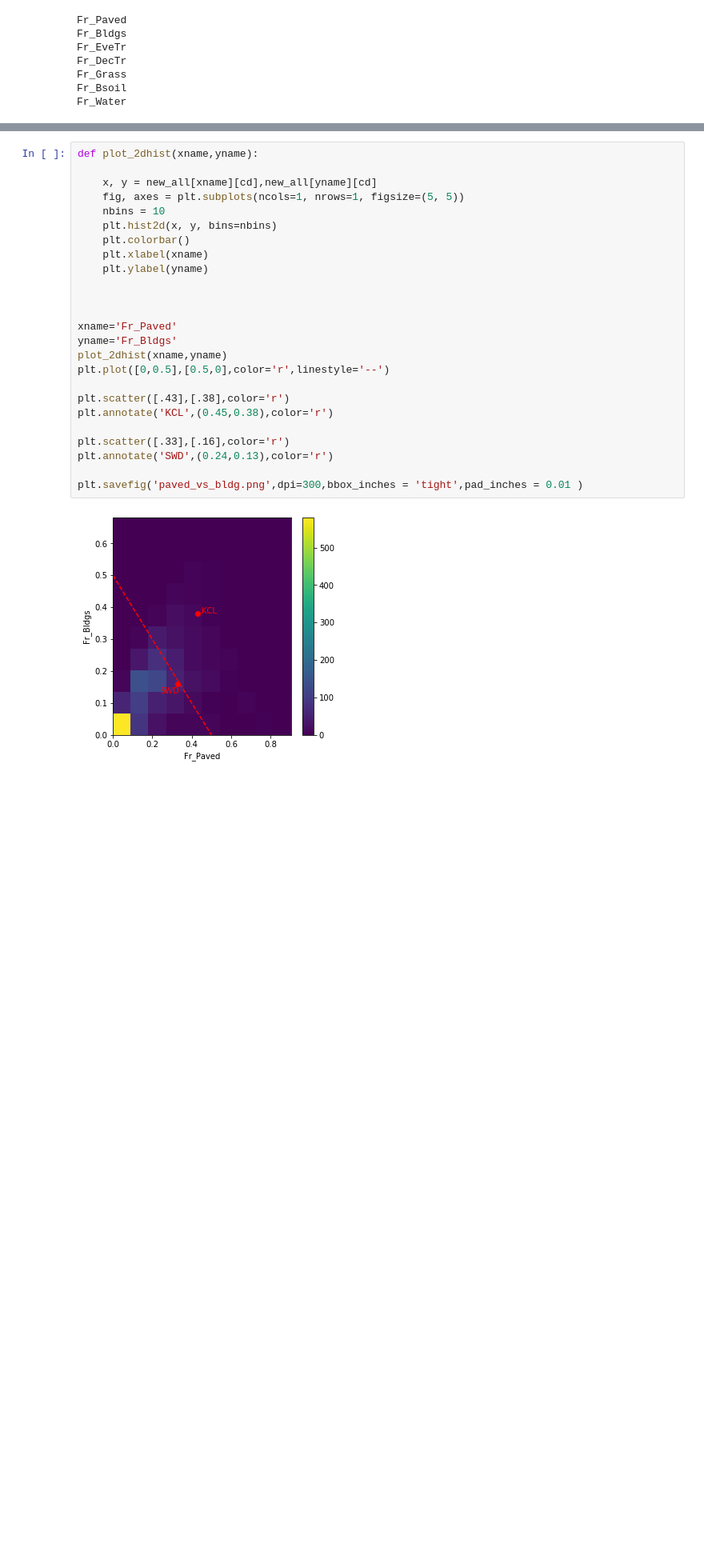
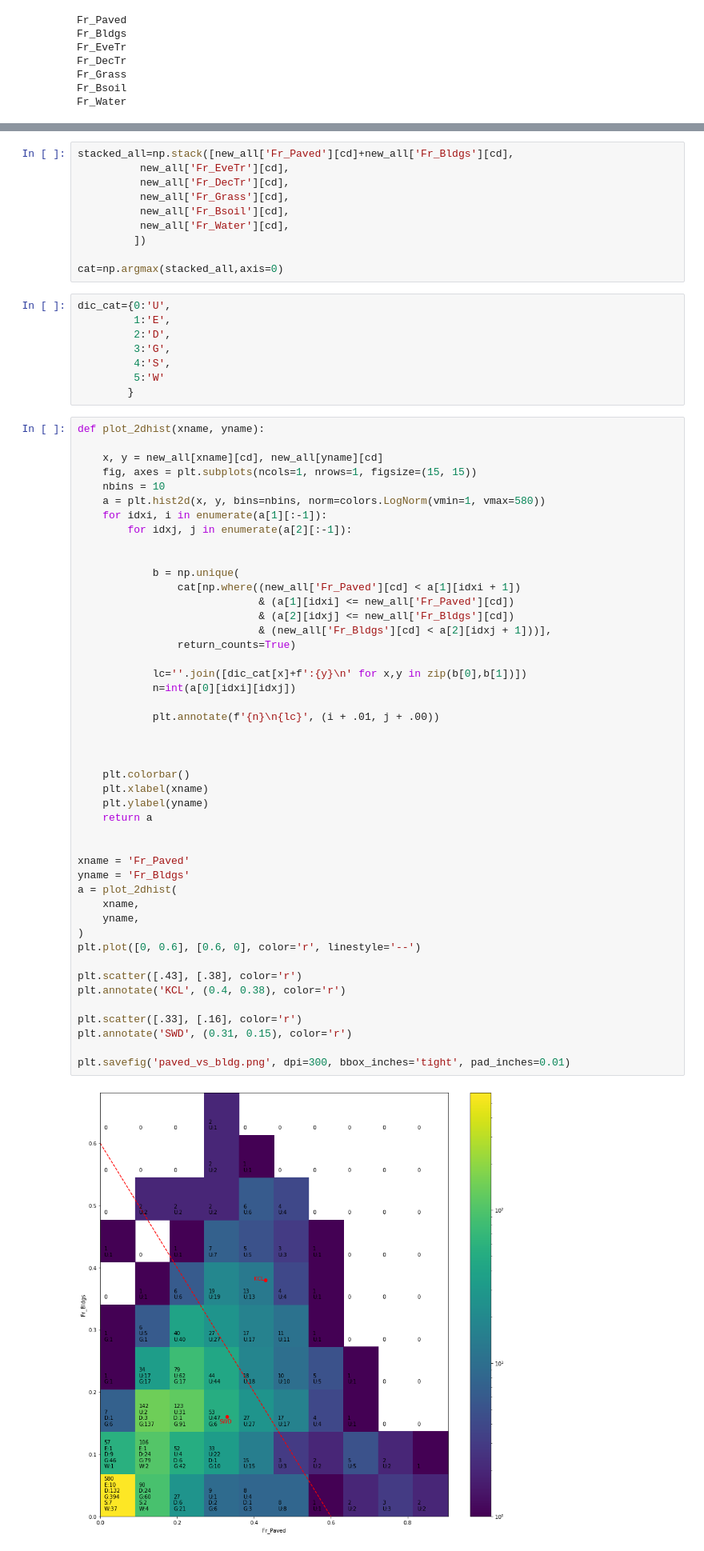
Before and after one commit to Urban-Meteorology-Reading/WRF-SUEWS, a Jupyter notebook: input-processor/pre-processor/Other_modifies/London/London-Land-Cover-Modify/read_convert.ipynb, the cells around one changed output, grey strips where cells are left out. Shown at 80% size. Drawn from its saved outputs; the diff is of its cells as text; blank space fills up the shorter version.

```diff
--- a/input-processor/pre-processor/Other_modifies/London/London-Land-Cover-Modify/read_convert.ipynb
+++ b/input-processor/pre-processor/Other_modifies/London/London-Land-Cover-Modify/read_convert.ipynb
@@ -158,33 +158,72 @@ ax.set_title('Paved')
 # %% [output]
 Text(0.5, 1.0, 'Paved')
 [figure]
+# %%
+stacked_all=np.stack([new_all['Fr_Paved'][cd]+new_all['Fr_Bldgs'][cd],
+          new_all['Fr_EveTr'][cd],
+          new_all['Fr_DecTr'][cd],
+          new_all['Fr_Grass'][cd],
+          new_all['Fr_Bsoil'][cd],
+          new_all['Fr_Water'][cd],
+         ])
+
+cat=np.argmax(stacked_all,axis=0)
+# %%
+dic_cat={0:'U',
+         1:'E',
+         2:'D',
+         3:'G',
+         4:'S',
+         5:'W'
+        }
 # %%
-def plot_2dhist(xname,yname):
+def plot_2dhist(xname, yname):
 
-    x, y = new_all[xname][cd],new_all[yname][cd]
-    fig, axes = plt.subplots(ncols=1, nrows=1, figsize=(5, 5))
+    x, y = new_all[xname][cd], new_all[yname][cd]
+    fig, axes = plt.subplots(ncols=1, nrows=1, figsize=(15, 15))
     nbins = 10
-    plt.hist2d(x, y, bins=nbins)
+    a = plt.hist2d(x, y, bins=nbins, norm=colors.LogNorm(vmin=1, vmax=580))
+    for idxi, i in enumerate(a[1][:-1]):
+        for idxj, j in enumerate(a[2][:-1]):
+
+
+            b = np.unique(
+                cat[np.where((new_all['Fr_Paved'][cd] < a[1][idxi + 1])
+                             & (a[1][idxi] <= new_all['Fr_Paved'][cd])
+                             & (a[2][idxj] <= new_all['Fr_Bldgs'][cd])
+                             & (new_all['Fr_Bldgs'][cd] < a[2][idxj + 1]))],
+                return_counts=True)
+
+            lc=''.join([dic_cat[x]+f':{y}\n' for x,y in zip(b[0],b[1])])
+            n=int(a[0][idxi][idxj])
+
+            plt.annotate(f'{n}\n{lc}', (i + .01, j + .00))
+
+
+
     plt.colorbar()
     plt.xlabel(xname)
     plt.ylabel(yname)
+    return a
 
 
+xname = 'Fr_Paved'
+yname = 'Fr_Bldgs'
+a = plot_2dhist(
+    xname,
+    yname,
+)
+plt.plot([0, 0.6], [0.6, 0], color='r', linestyle='--')
 
-xname='Fr_Paved'
-yname='Fr_Bldgs'
-plot_2dhist(xname,yname)
-plt.plot([0,0.5],[0.5,0],color='r',linestyle='--')
+plt.scatter([.43], [.38], color='r')
+plt.annotate('KCL', (0.4, 0.38), color='r')
 
-plt.scatter([.43],[.38],color='r')
-plt.annotate('KCL',(0.45,0.38),color='r')
+plt.scatter([.33], [.16], color='r')
+plt.annotate('SWD', (0.31, 0.15), color='r')
 
-plt.scatter([.33],[.16],color='r')
-plt.annotate('SWD',(0.24,0.13),color='r')
-
-plt.savefig('paved_vs_bldg.png',dpi=300,bbox_inches = 'tight',pad_inches = 0.01 )
+plt.savefig('paved_vs_bldg.png', dpi=300, bbox_inches='tight', pad_inches=0.01)
 # %% [output]
-[figure, old version]
+[figure, new version]
 # %%
 pc_plot(wrf_X, wrf_Y,ds_base['LANDUSEF'].values[0,12,:,:],'new')
 # %% [output]
```
Also changed, not shown: 17 other files.
